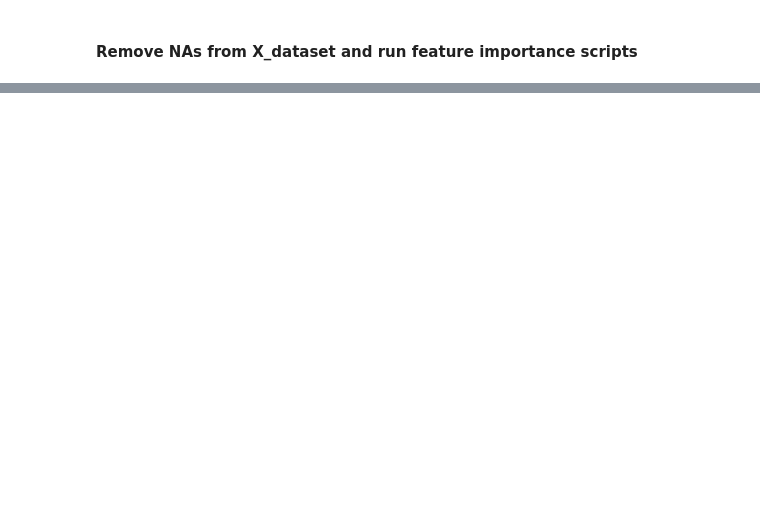
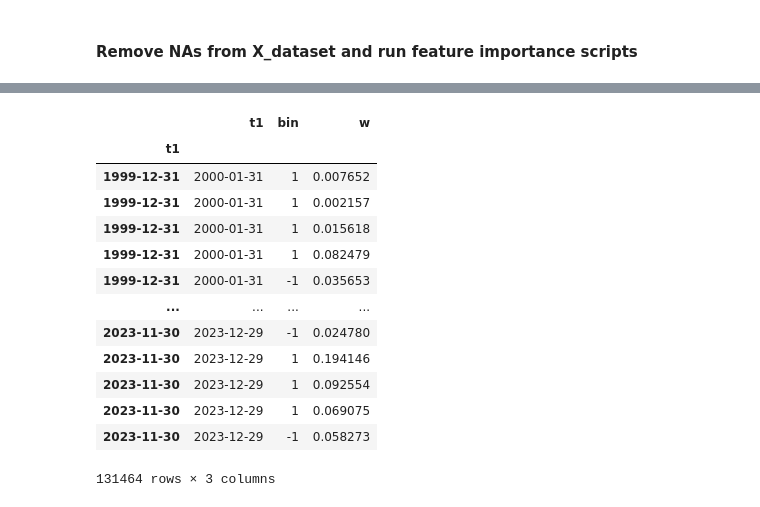
Before and after one commit to theAayushbajaj/mcgill_fiam, a Jupyter notebook: notebooks/04_inspect_nas.ipynb, the cells around one changed output, grey strips where cells are left out. Drawn from its saved outputs; the diff is of its cells as text; code cells hidden in the pictures; blank space fills up the shorter version.

```diff
--- a/notebooks/04_inspect_nas.ipynb
+++ b/notebooks/04_inspect_nas.ipynb
@@ -283,0 +561,4 @@ for method in methods:
+# %%
+cont = pd.concat([stacked_data['datetime'], stacked_data['target'], stacked_data['weight_attr']], axis=1, ignore_index=True)
+cont.rename(columns={cont.columns[0]: 't1', cont.columns[1]: 'bin', cont.columns[2]: 'w'}, inplace=True)
+cont
@@ -283,0 +579,27 @@ for method in methods:
+# %%
+# t1 = pd.Series()
+tmp = cont['t1'].shift(-1).dropna()
+tmp = pd.to_datetime(tmp)
+# last date
+result = tmp.iloc[-1] + pd.DateOffset(days=5) + pd.tseries.offsets.BMonthEnd(1)
+tmp = pd.concat([tmp, pd.Series([result])], ignore_index=True)
+# t1 = tmp
+# index as first business day of the following month
+# t1.index = pd.to_datetime(datetime) + pd.DateOffset(days=5) - pd.tseries.offsets.BMonthBegin(1)
+cont.index = pd.to_datetime(cont['t1']) - pd.DateOffset(days=40) + pd.tseries.offsets.BMonthEnd(1)
+cont
+# %% [output]
+|  | t1 | bin | w |
+| t1 |  |  |  |
+| 1999-12-31 | 2000-01-31 | 1 | 0.007652 |
+| 1999-12-31 | 2000-01-31 | 1 | 0.002157 |
+| 1999-12-31 | 2000-01-31 | 1 | 0.015618 |
+| 1999-12-31 | 2000-01-31 | 1 | 0.082479 |
+| 1999-12-31 | 2000-01-31 | -1 | 0.035653 |
+| ... | ... | ... | ... |
+| 2023-11-30 | 2023-12-29 | -1 | 0.024780 |
+| 2023-11-30 | 2023-12-29 | 1 | 0.194146 |
+| 2023-11-30 | 2023-12-29 | 1 | 0.092554 |
+| 2023-11-30 | 2023-12-29 | 1 | 0.069075 |
+| 2023-11-30 | 2023-12-29 | -1 | 0.058273 |
+131464 rows × 3 columns
```
Also changed, not shown: parts of 27 cells of this notebook.
